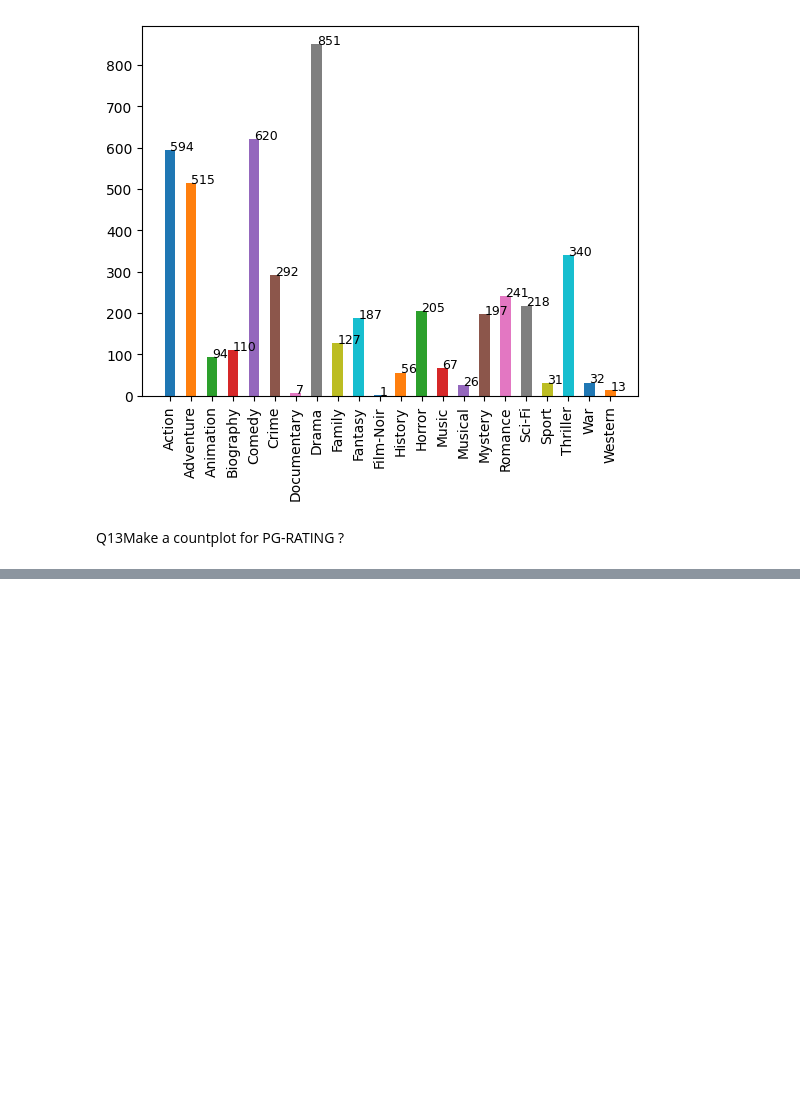
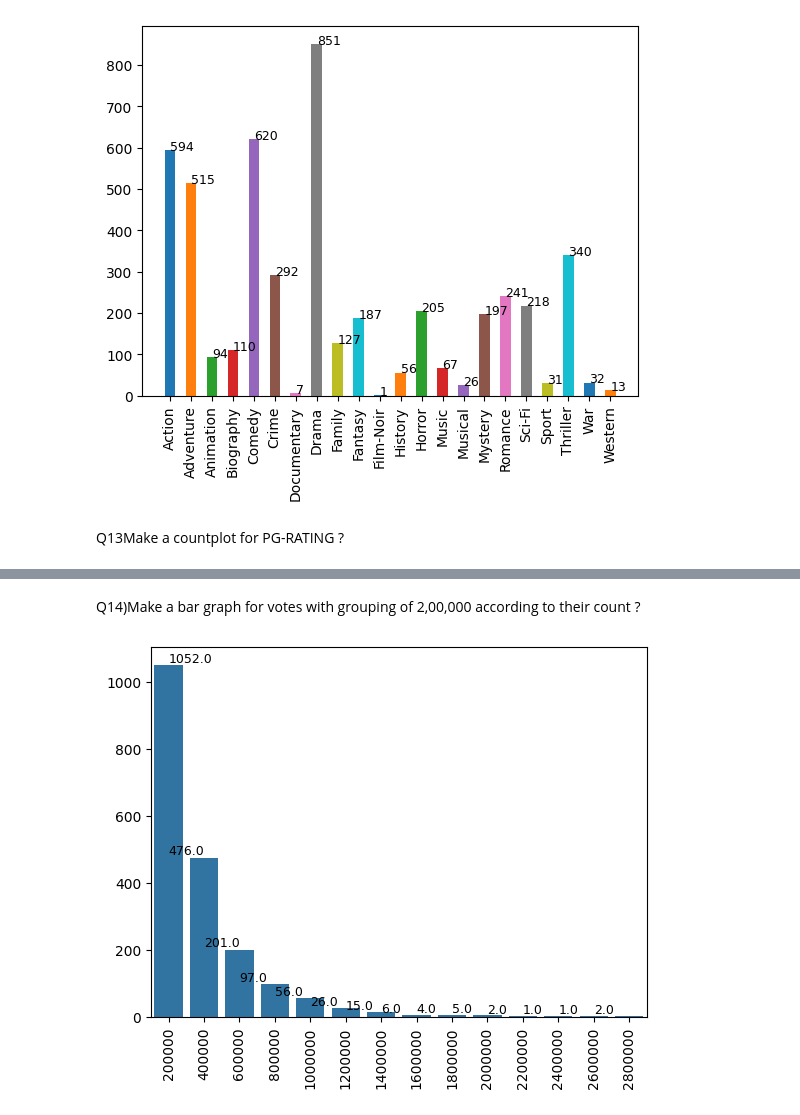
Before and after one commit to manu8274/1language-C, a Jupyter notebook: class/2nd_YR/4th_SEM/lec_4_AIML/project/st1_project/1.ipynb, the cells around one changed output, grey strips where cells are left out. Saved outputs shown, nothing was run; the diff lists cells and outputs as text; code cells hidden in the pictures; blank space fills up the shorter version.

```diff
--- a/class/2nd_YR/4th_SEM/lec_4_AIML/project/st1_project/1.ipynb
+++ b/class/2nd_YR/4th_SEM/lec_4_AIML/project/st1_project/1.ipynb
@@ -354,0 +355,49 @@ plt.show()
+# %% [markdown]
+Q14)Make a bar graph for votes with grouping of 2,00,000 according to their count ?
+# %%
+#histogram acc votes
+v=[0]*14
+y=[200000, 400000, 600000, 800000, 1000000, 1200000, 1400000, 1600000, 1800000, 2000000, 2200000, 2400000, 2600000, 2800000]
+for i in mvdt["Votes"]:
+    if(i>0 and i<=200000):
+        v[0]+=1
+    elif(i>200000 and i<=400000):
+        v[1]+=1
+    elif(i>400000 and i<=600000):
+        v[2]+=1
+    elif(i>600000 and i<=800000):
+        v[3]+=1
+    elif(i>800000 and i<=1000000):
+        v[4]+=1
+    elif(i>1000000 and i<=1200000):
+        v[5]+=1
+    elif(i>1200000 and i<=1400000):
+        v[6]+=1
+    elif(i>1400000 and i<=1600000):
+        v[7]+=1
+    elif(i>1600000 and i<=1800000):
+        v[8]+=1
+    elif(i>1800000 and i<=2000000):
+        v[9]+=1
+    elif(i>2000000 and i<=2200000):
+        v[10]+=1
+    elif(i>2200000 and i<=2400000):
+        v[11]+=1
+    elif(i>2400000 and i<=2600000):
+        v[12]+=1
+    elif(i>2600000 and i<=2800000):
+        v[13]+=1
+sns.barplot(x=y,y=v)
+plt.xticks(rotation=90)
+for bar in plt.gca().patches:
+    plt.text(
+        int(bar.get_x() + bar.get_width() // 2),
+        int(bar.get_height()),
+        f"{bar.get_height()}",
+        ha="left",
+        va="bottom",
+        fontsize=9,
+    )
+plt.show()
+# %% [output]
+[figure, added]
```
Also changed, not shown: parts of 1 cell of this notebook, 1 other file.
